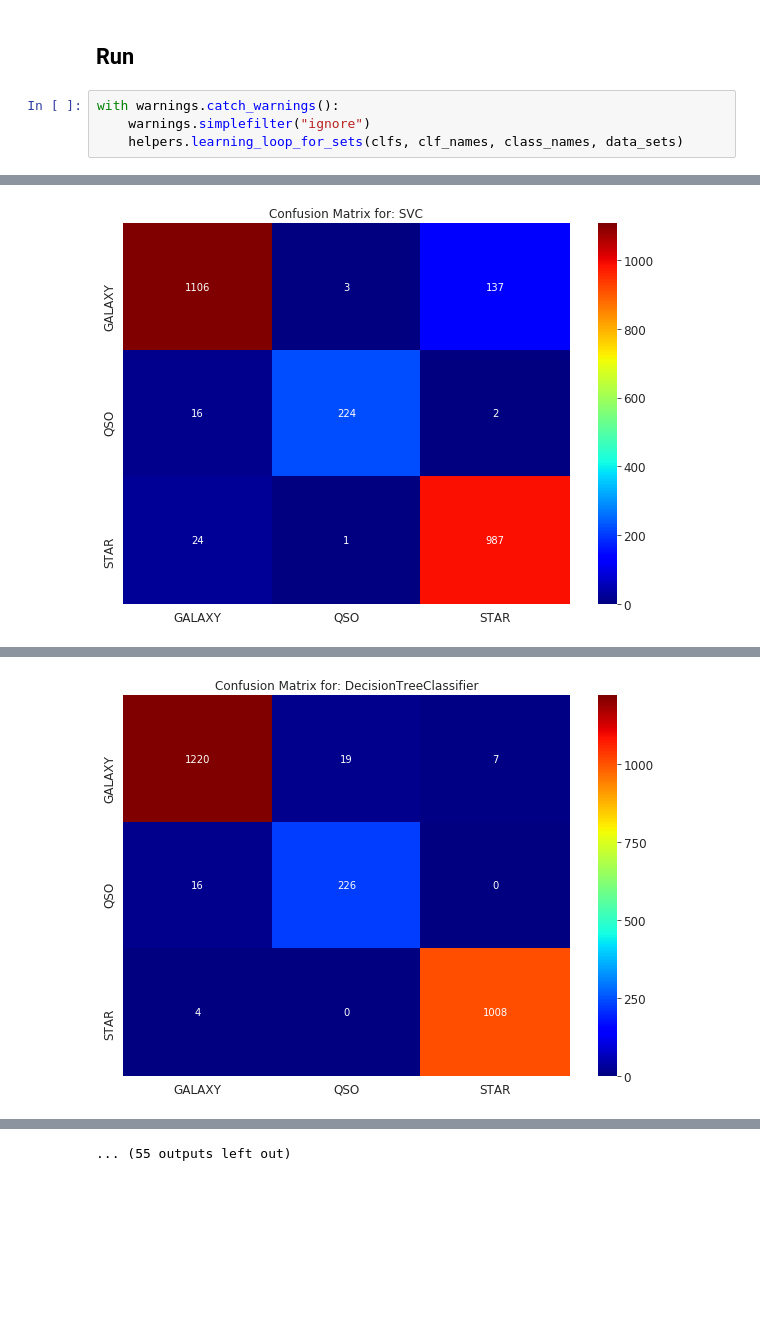
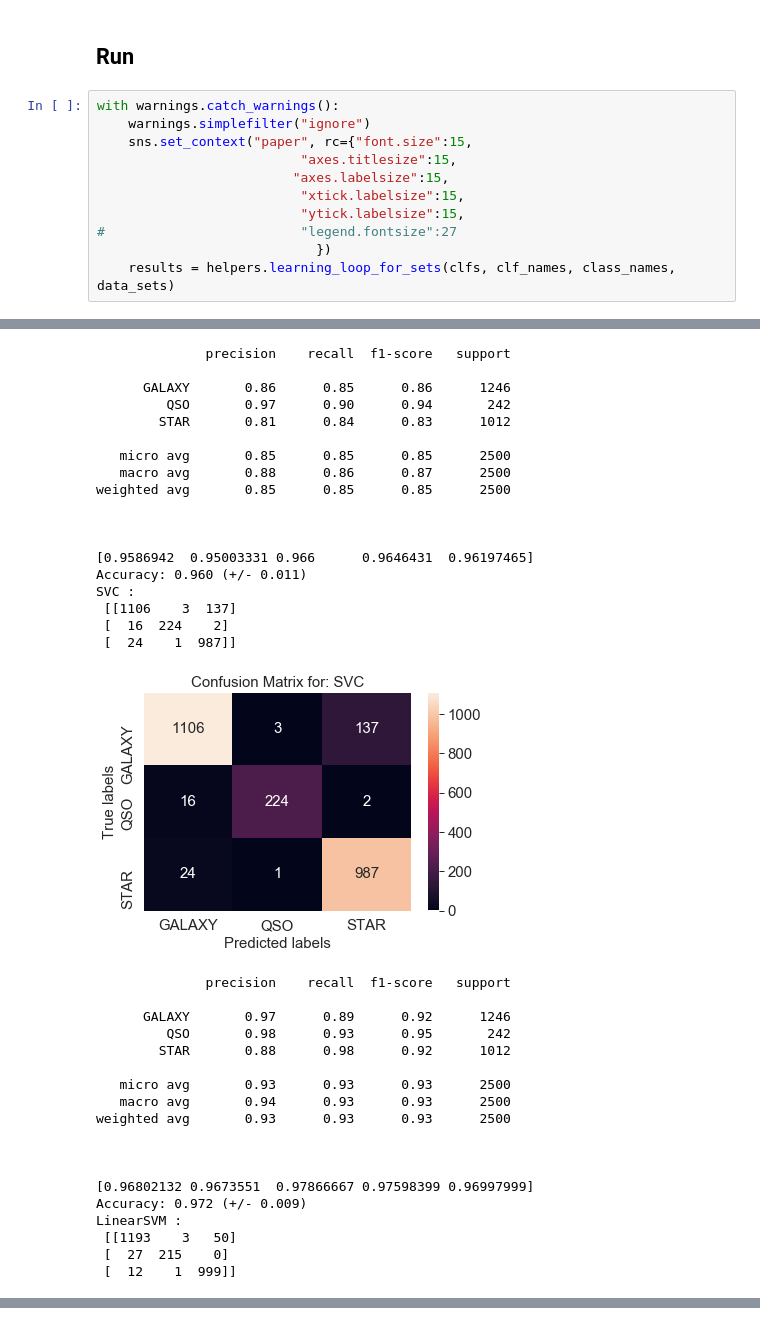
Before and after one commit to xultaeculcis/sdss-analysis-and-classification, a Jupyter notebook: 3_sdss_classification_looped-pca.ipynb, the cells around one changed output, grey strips where cells are left out. Cells and saved outputs as stored; diff of their text form; blank space fills up the shorter version.

```diff
--- a/3_sdss_classification_looped-pca.ipynb
+++ b/3_sdss_classification_looped-pca.ipynb
@@ -250,7 +250,14 @@ clfs = [knn_clf,
 # %%
 with warnings.catch_warnings():
     warnings.simplefilter("ignore")
-    helpers.learning_loop_for_sets(clfs, clf_names, class_names, data_sets)
+    sns.set_context("paper", rc={"font.size":15,
+                          "axes.titlesize":15,
+                         "axes.labelsize":15,
+                          "xtick.labelsize":15,
+                          "ytick.labelsize":15,
+#                         "legend.fontsize":27
+                            })
+    results = helpers.learning_loop_for_sets(clfs, clf_names, class_names, data_sets)
 # %% [output]
 ==========================================================
 ==========================================================
@@ -273 +272,37 @@ VotingClassifier
+              precision    recall  f1-score   support
+
+      GALAXY       0.86      0.85      0.86      1246
+         QSO       0.97      0.90      0.94       242
+        STAR       0.81      0.84      0.83      1012
+
+   micro avg       0.85      0.85      0.85      2500
+   macro avg       0.88      0.86      0.87      2500
+weighted avg       0.85      0.85      0.85      2500
+
+
+
+[0.9586942  0.95003331 0.966      0.9646431  0.96197465]
+Accuracy: 0.960 (+/- 0.011)
+SVC :
+ [[1106    3  137]
+ [  16  224    2]
+ [  24    1  987]]
-[figure, old version]
+[figure, new version]
+              precision    recall  f1-score   support
+
+      GALAXY       0.97      0.89      0.92      1246
+         QSO       0.98      0.93      0.95       242
+        STAR       0.88      0.98      0.92      1012
+
+   micro avg       0.93      0.93      0.93      2500
+   macro avg       0.94      0.93      0.93      2500
+weighted avg       0.93      0.93      0.93      2500
+
+
+
+[0.96802132 0.9673551  0.97866667 0.97598399 0.96997999]
+Accuracy: 0.972 (+/- 0.009)
+LinearSVM :
+ [[1193    3   50]
+ [  27  215    0]
+ [  12    1  999]]
@@ -278 +366,0 @@ VotingClassifier
-[figure, removed]
@@ -283 +366,0 @@ VotingClassifier
-... (55 outputs left out)
```
Also changed, not shown: parts of 2 cells of this notebook, 3 other files.
